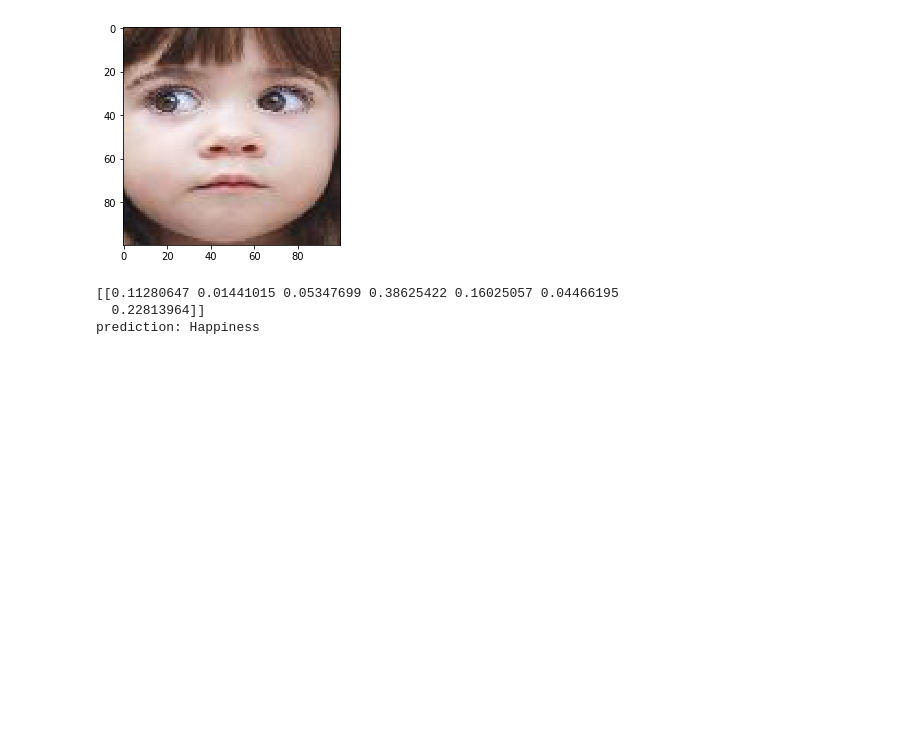
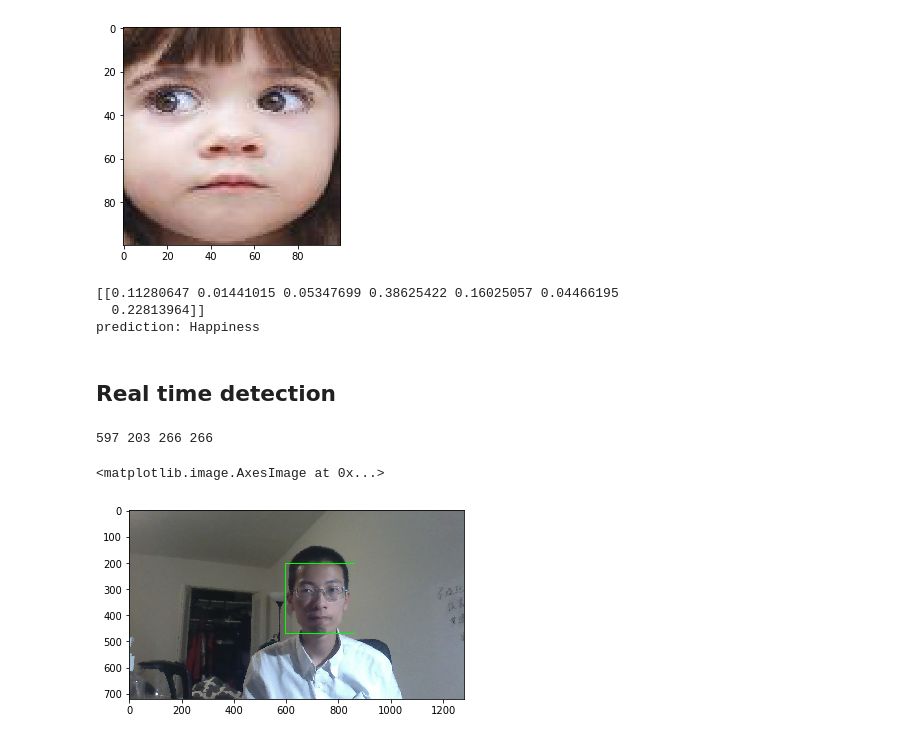
Before and after one commit to XC-Li/Facial_Expression_Recognition, a Jupyter notebook: real_time_detection/RTD-V1.ipynb, the cells around one changed output. Saved outputs shown, nothing was run; the diff lists cells and outputs as text; code cells hidden in the pictures; blank space fills up the shorter version.

```diff
--- a/real_time_detection/RTD-V1.ipynb
+++ b/real_time_detection/RTD-V1.ipynb
@@ -43,0 +46,24 @@ prediction: Happiness
+# %% [markdown]
+## Real time detection
+# %%
+import cv2
+faceCascade = cv2.CascadeClassifier('haarcascade_frontalface_default.xml')
+frame = cv2.imread('sample_1.jpg')
+gray = cv2.cvtColor(frame, cv2.COLOR_BGR2GRAY)
+RGB_frame = cv2.cvtColor(frame, cv2.COLOR_BGR2RGB)
+faces = faceCascade.detectMultiScale(
+        gray,
+        scaleFactor=1.03,
+        minNeighbors=5,
+        minSize=(150,150)
+    )
+for (x, y, w, h) in faces:
+    cropped = RGB_frame[y:y+h, x:x+w]
+    print(x,y,w,h)
+    cv2.rectangle(RGB_frame, (x, y), (x+w, y+h), (0, 255, 0), 2)
+
+imshow(RGB_frame)
+# %% [output]
+597 203 266 266
+<matplotlib.image.AxesImage at 0x...>
+[figure, added]
```
Also changed, not shown: parts of 7 cells of this notebook, 2 other files.
